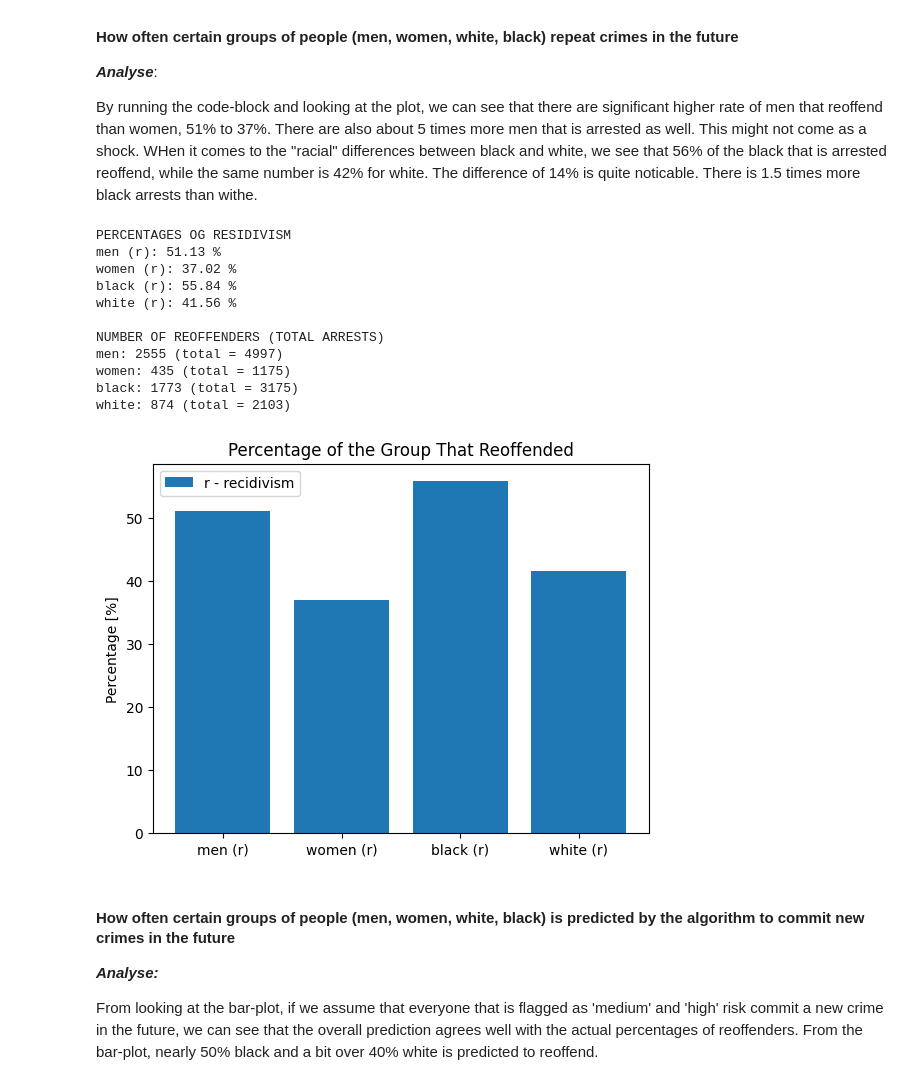
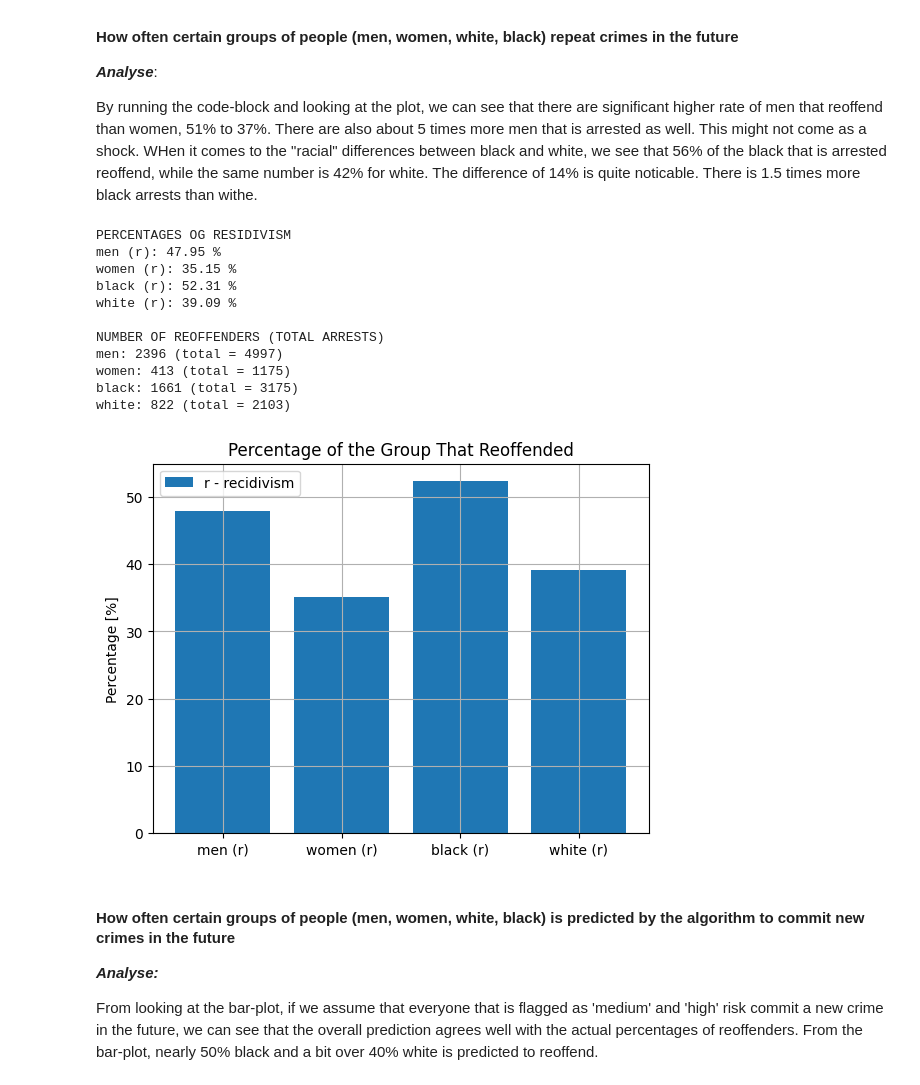
Before and after one commit to kajassandnes/HON2200_compas, a Jupyter notebook: compas.ipynb, the cells around one changed output. Saved outputs shown, nothing was run; the diff lists cells and outputs as text; code cells hidden in the pictures.

```diff
--- a/compas.ipynb
+++ b/compas.ipynb
@@ -44,7 +44,8 @@ data = data[data["days_b_screening_arrest"] <= 30]
 data = data[data["days_b_screening_arrest"] >= -30]
 
 # chosing relevant columns
-data = data[['compas_screening_date', 'sex', 'race', 'decile_score', 'is_recid', 'score_text']]
+data = data[['sex', 'race', 'decile_score', 'is_recid', 'score_text', "age_cat",
+             "priors_count", "c_charge_degree", "two_year_recid"]]
 
 # printing different race-categories
 races = data['race'].unique()
@@ -74,52 +75,53 @@ white = data[data['race'] == 'Caucasian']
 
 # even more categorizing
 categories = {
-    'men (r)': [men, men[men['is_recid'] == 1]],
-    'women (r)': [women, women[women['is_recid'] == 1]],
-    'black (r)': [black, black[black['is_recid'] == 1]],
-    'white (r)': [white, white[white['is_recid'] == 1]],
+    'men (r)': [men, men[men['two_year_recid'] == 1]],
+    'women (r)': [women, women[women['two_year_recid'] == 1]],
+    'black (r)': [black, black[black['two_year_recid'] == 1]],
+    'white (r)': [white, white[white['two_year_recid'] == 1]],
 }
 
 # persentages of reciditive defendants
 percentages = []
 columns = []
 for key, item in categories.items():
     percentages.append((len(item[1]) / len(item[0])) * 100)
     columns.append(key)
 
 # printing percentages
 i=0
 print("PERCENTAGES OG RESIDIVISM ")
 for c in categories.keys():
     print(f"{c}: {percentages[i]:.2f} %")
     i+=1
 
 # printing number of reoffenders
 print(f"\nNUMBER OF REOFFENDERS (TOTAL ARRESTS)")
-print(f"men: {len(men[men['is_recid'] == 1])} (total = {(100*len(men[men['is_recid'] == 1]) / percentages[0]):.0f})")
-print(f"women: {len(women[women['is_recid'] == 1])} (total = {(100*len(women[women['is_recid'] == 1]) / percentages[1]):.0f})")
-print(f"black: {len(black[black['is_recid'] == 1])} (total = {(100*len(black[black['is_recid'] == 1]) / percentages[2]):.0f})")
-print(f"white: {len(white[white['is_recid'] == 1])} (total = {(100*len(white[white['is_recid'] == 1]) / percentages[3]):.0f})")
+print(f"men: {len(men[men['two_year_recid'] == 1])} (total = {(100*len(men[men['two_year_recid'] == 1]) / percentages[0]):.0f})")
+print(f"women: {len(women[women['two_year_recid'] == 1])} (total = {(100*len(women[women['two_year_recid'] == 1]) / percentages[1]):.0f})")
+print(f"black: {len(black[black['two_year_recid'] == 1])} (total = {(100*len(black[black['two_year_recid'] == 1]) / percentages[2]):.0f})")
+print(f"white: {len(white[white['two_year_recid'] == 1])} (total = {(100*len(white[white['two_year_recid'] == 1]) / percentages[3]):.0f})")
 
 # Plotting bars
 plt.bar(columns, percentages)
 plt.ylabel('Percentage [%]')
 plt.legend(['r - recidivism'])
 plt.title('Percentage of the Group That Reoffended')
+plt.grid()
 plt.show()
 # %% [output]
 PERCENTAGES OG RESIDIVISM
-men (r): 51.13 %
-women (r): 37.02 %
-black (r): 55.84 %
-white (r): 41.56 %
+men (r): 47.95 %
+women (r): 35.15 %
+black (r): 52.31 %
+white (r): 39.09 %
 
 NUMBER OF REOFFENDERS (TOTAL ARRESTS)
-men: 2555 (total = 4997)
-women: 435 (total = 1175)
-black: 1773 (total = 3175)
-white: 874 (total = 2103)
+men: 2396 (total = 4997)
+women: 413 (total = 1175)
+black: 1661 (total = 3175)
+white: 822 (total = 2103)
-[figure, old version]
+[figure, new version]
 # %% [markdown]
 #### **How often certain groups of people (men, women, white, black) is predicted by the algorithm to commit new crimes in the future**
 
```
Also changed, not shown: parts of 10 cells of this notebook.
